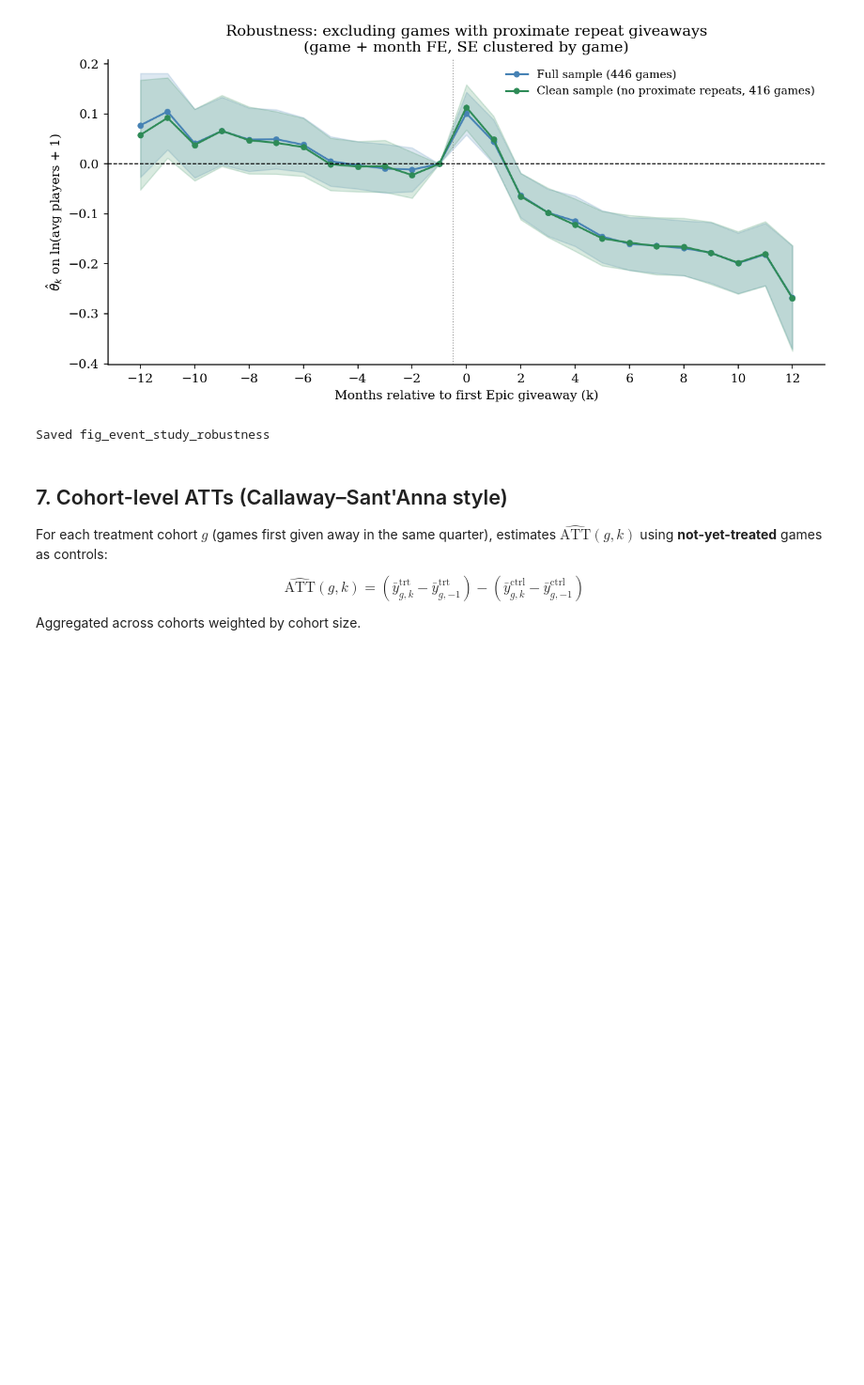
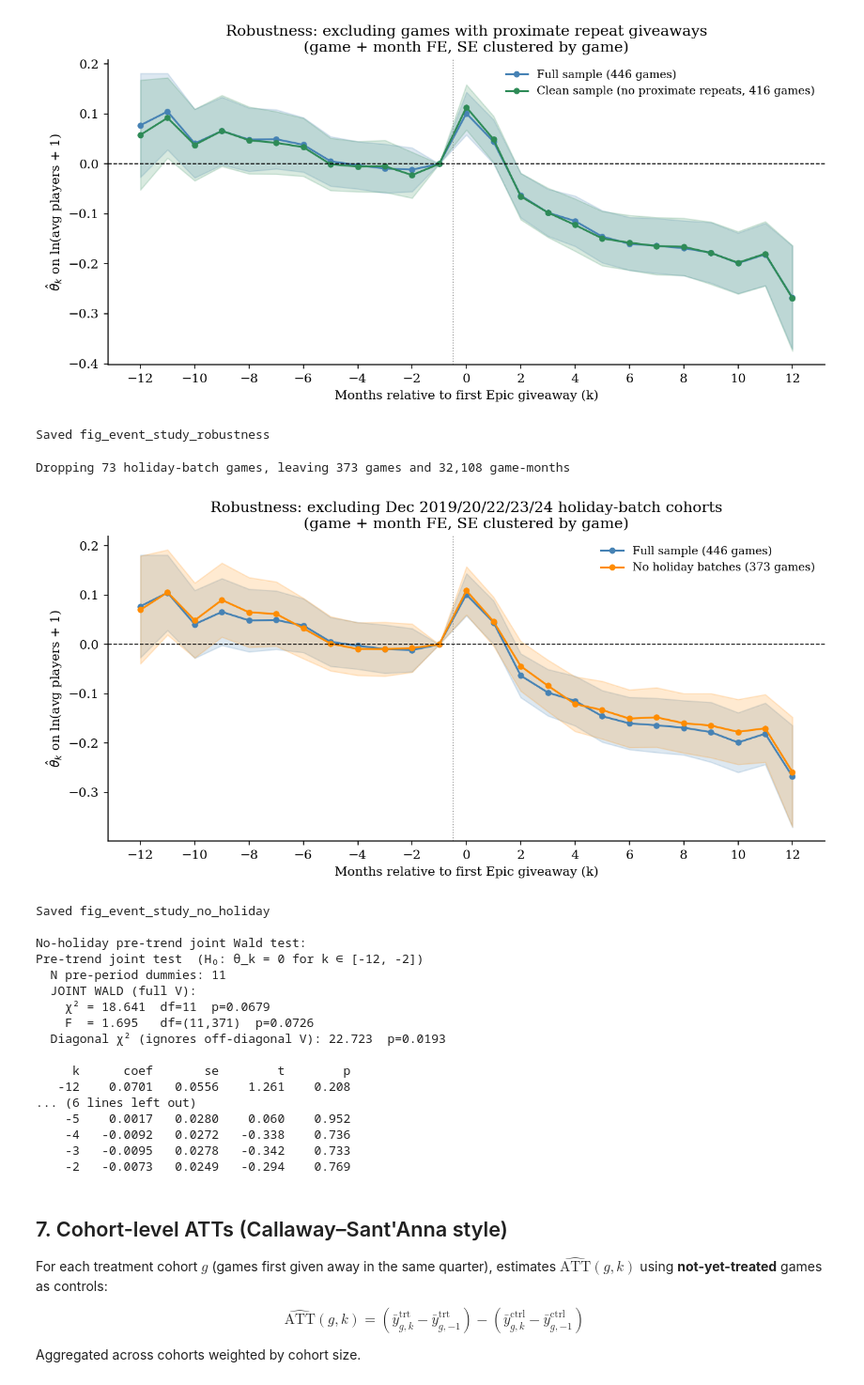
Before and after one commit to liunicholas/egs-steam-research-paper, a Jupyter notebook: scripts/empirical_tests.ipynb, the cells around one changed output. Shown at 94% size. Saved outputs shown, nothing was run; the diff lists cells and outputs as text; code cells hidden in the pictures; blank space fills up the shorter version.

```diff
--- a/scripts/empirical_tests.ipynb
+++ b/scripts/empirical_tests.ipynb
@@ -817,6 +870,62 @@ Clean sample: 416 games, 36,123 rows
 Estimating on clean sample...
 [figure]
 Saved fig_event_study_robustness
+# %%
+# ── Holiday-batch robustness ────────────────────────────────────────────────
+# Epic's December holiday "15 days of free games" batches (Dec 2019, 2020,
+# 2022, 2023, 2024) compress many giveaway announcements into one burst of
+# media attention.  As a robustness check we re-estimate TWFE after dropping
+# games whose FIRST giveaway falls in any of those months.
+holiday_months = {201912, 202012, 202212, 202312, 202412}
+holiday_ids = (
+    df.drop_duplicates('appid')
+      .query('g_ym in @holiday_months')['appid']
+      .tolist()
+)
+df_noholiday = df[~df['appid'].isin(holiday_ids)].copy()
+print(f'Dropping {len(holiday_ids)} holiday-batch games, '
+      f'leaving {df_noholiday["appid"].nunique()} games '
+      f'and {len(df_noholiday):,} game-months')
+
+fit_noholiday = pf.feols(
+    'ln_avg ~ i(k_clip, ref=-1) | appid + t_ym',
+    data=df_noholiday,
+    vcov={'CRV1': 'appid'},
+)
+es_noholiday = parse_event_study(fit_noholiday)
+
+plot_event_study(
+    [es_twfe, es_noholiday],
+    [f'Full sample ({df["appid"].nunique()} games)',
+     f'No holiday batches ({df_noholiday["appid"].nunique()} games)'],
+    'Robustness: excluding Dec 2019/20/22/23/24 holiday-batch cohorts\n'
+    '(game + month FE, SE clustered by game)',
+    'fig_event_study_no_holiday',
+    colors=['steelblue', 'darkorange'],
+)
+
+print('\nNo-holiday pre-trend joint Wald test:')
+pretrend_f_test(es_noholiday, fit=fit_noholiday)
+# %% [output]
+Dropping 73 holiday-batch games, leaving 373 games and 32,108 game-months
+[figure, added]
+Saved fig_event_study_no_holiday
+
+No-holiday pre-trend joint Wald test:
+Pre-trend joint test  (H₀: θ_k = 0 for k ∈ [-12, -2])
+  N pre-period dummies: 11
+  JOINT WALD (full V):
+    χ² = 18.641  df=11  p=0.0679
+    F  = 1.695   df=(11,371)  p=0.0726
+  Diagonal χ² (ignores off-diagonal V): 22.723  p=0.0193
+
+     k      coef       se        t        p
+   -12    0.0701   0.0556    1.261    0.208
+... (6 lines left out)
+    -5    0.0017   0.0280    0.060    0.952
+    -4   -0.0092   0.0272   -0.338    0.736
+    -3   -0.0095   0.0278   -0.342    0.733
+    -2   -0.0073   0.0249   -0.294    0.769
 # %% [markdown]
 ## 7. Cohort-level ATTs (Callaway–Sant'Anna style)
 
```
Also changed, not shown: parts of 5 cells of this notebook, 20 other files.
